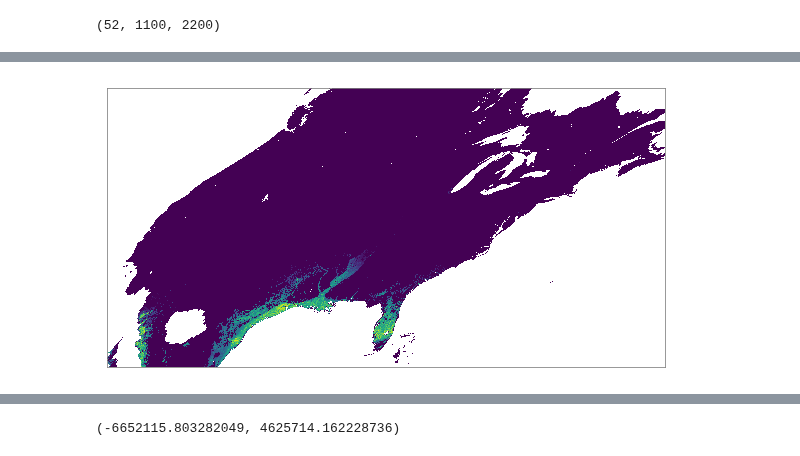
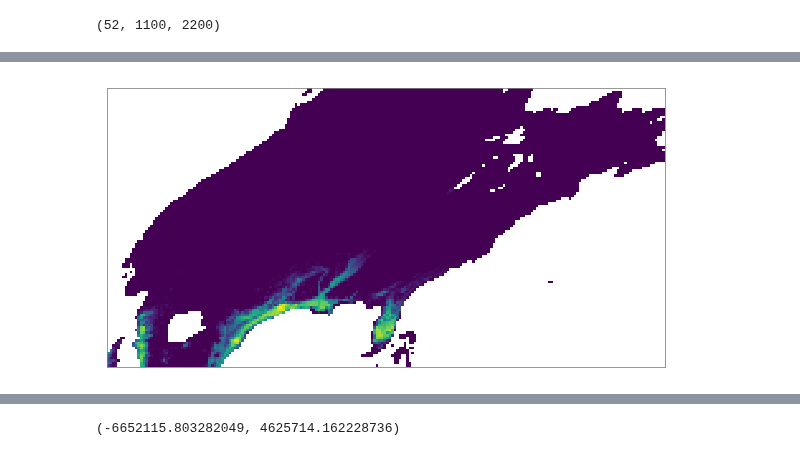
Before and after one commit to kbrose/chorus, a Jupyter notebook: notebooks/range-maps.ipynb, the cells around one changed output, grey strips where cells are left out. Saved outputs shown, nothing was run; the diff lists cells and outputs as text; code cells hidden in the pictures.

Commit message:
update range maps notebook with more exploration

```diff
--- a/notebooks/range-maps.ipynb
+++ b/notebooks/range-maps.ipynb
@@ -72,3 +52,30 @@ dataset3 = rasterio.open(folder.name + '/tiny_ex.tif')
+# %%
+# What if we also downsample by a factor of 10 in each spatial dimension?
+kwargs = dataset.meta.copy()
+down_ratio = 10
+t = rasterio.windows.transform(window, dataset.transform)
+transform = rasterio.Affine(
+    t.a * down_ratio, t.b, t.c, t.d, t.e * down_ratio, t.f
+)
+kwargs.update({
+    'height': window.height // down_ratio,
+    'width': window.width // down_ratio,
+    'transform': transform,
+    'compress': 'deflate'})
+
+with rasterio.open(folder.name + '/reduced.tif', 'w', **kwargs) as new_dataset:
+    data = dataset.read(window=window)
+    data = np.nan_to_num(data, nan=np.nan, neginf=np.nan)
+    data = np.nanmean(
+        [
+            data[:, i::down_ratio, j::down_ratio]
+            for i in range(down_ratio)
+            for j in range(down_ratio)
+        ],
+        axis=0
+    )
+    new_dataset.write(data)
+dataset_reduced = rasterio.open(folder.name + '/reduced.tif')
 # %%
 from pathlib import Path
 [(f, f.stat().st_size / 10**9) for f in Path(folder.name).glob('*')]
@@ -79,4 +85,4 @@ from pathlib import Path
 # %%
-show(dataset2.read(26));
+show(dataset_reduced.read(26));
 # %% [output]
-[figure, old version]
+[figure, new version]
```
Also changed, not shown: parts of 18 cells of this notebook, 2 other files.
